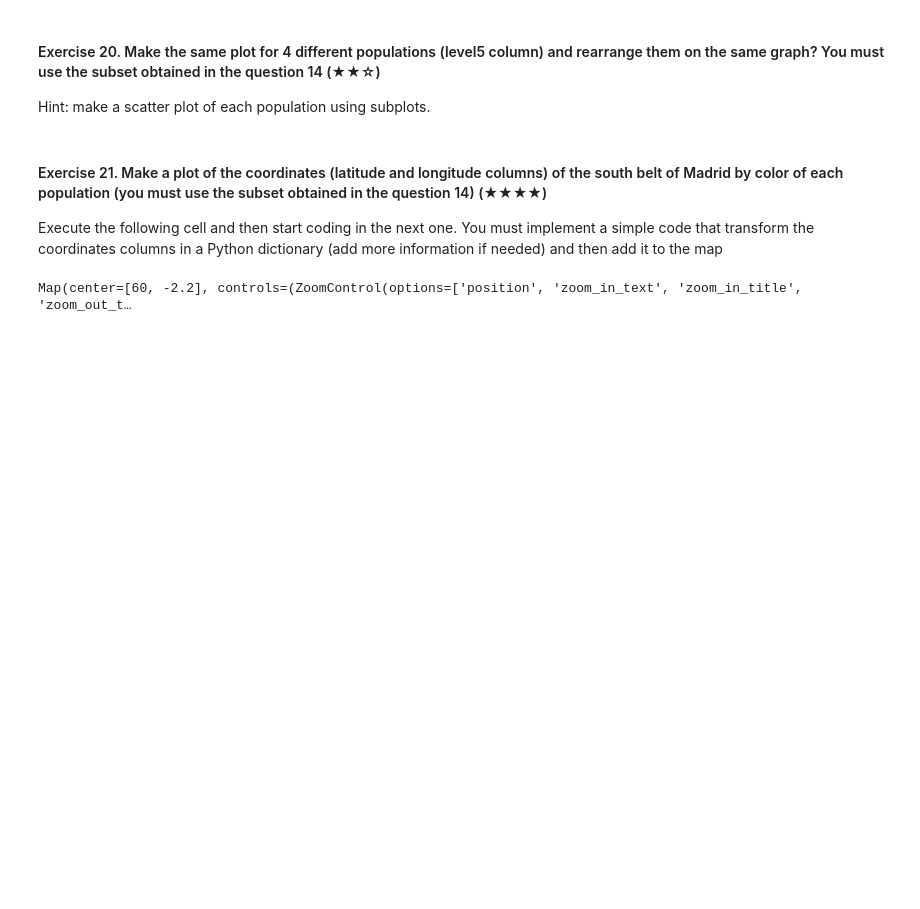
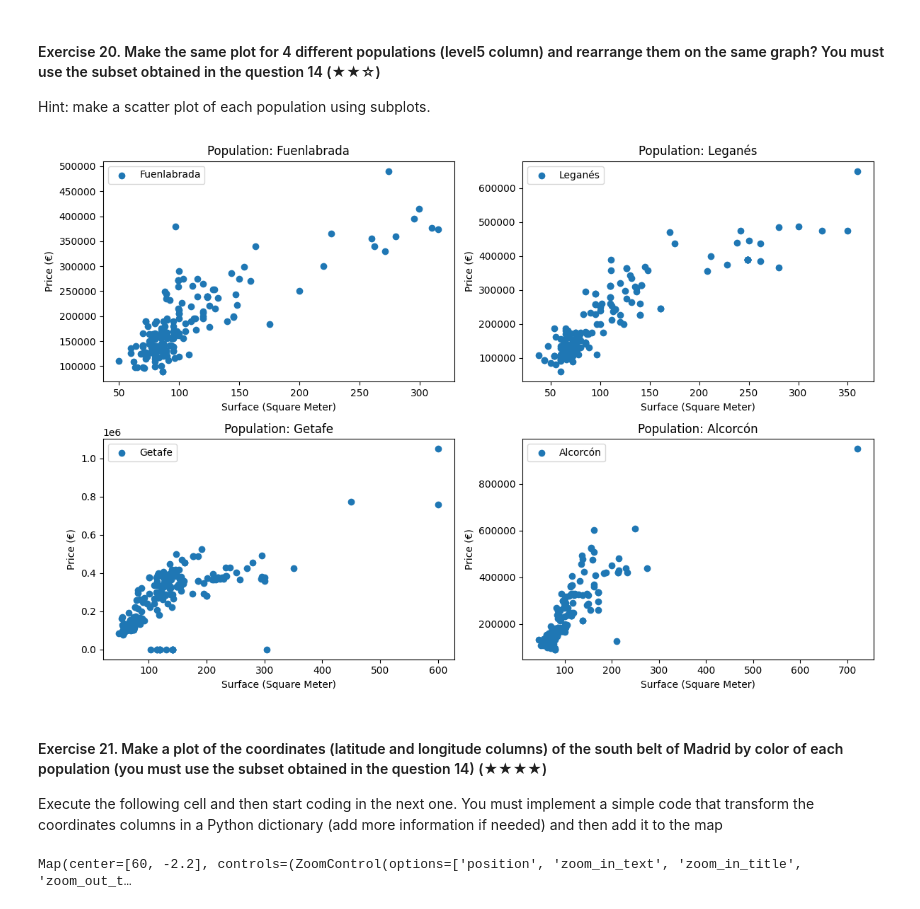
Before and after one commit to 4GeeksAcademy/pilarzarcoproyectoprework, a Jupyter notebook: project.ipynb, the cells around one changed output. Cells and saved outputs as stored; diff of their text form; code cells hidden in the pictures; blank space fills up the shorter version.

```diff
--- a/project.ipynb
+++ b/project.ipynb
@@ -528,7 +437,30 @@ Hint: Create a new column called `pps` (price per square) and then analyse the v
 #### Exercise 20. Make the same plot for 4 different populations (level5 column) and rearrange them on the same graph? You must use the subset obtained in the question 14 (★★☆)
 Hint: make a scatter plot of each population using subplots.
 # %%
-# TODO
+
+fig, axes = plt.subplots(2, 2, figsize=(12, 8))
+fig.subplots_adjust(hspace=0.4)
+
+for i, population in enumerate(south_belt_population):
+    row = i // 2
+    col = i % 2
+
+    subset_population = ds[ds['level5'] == population]
+
+    # Create a scatter plot on each subplot
+    axes[row, col].scatter(subset_population['surface'], subset_population['price'], label=population)
+
+    axes[row, col].set_xlabel('Surface (Square Meter)')
+    axes[row, col].set_ylabel('Price (€)')
+    axes[row, col].set_title(f'Population: {population}')
+
+    # Shows the legend in the current subplot
+    axes[row, col].legend()
+
+plt.tight_layout()
+plt.show()
+# %% [output]
+[figure, added]
 # %% [markdown]
 #### Exercise 21. Make a plot of the coordinates (latitude and longitude columns) of the south belt of Madrid by color of each population (you must use the subset obtained in the question 14) (★★★★)
 
```
Also changed, not shown: parts of 24 cells of this notebook.
